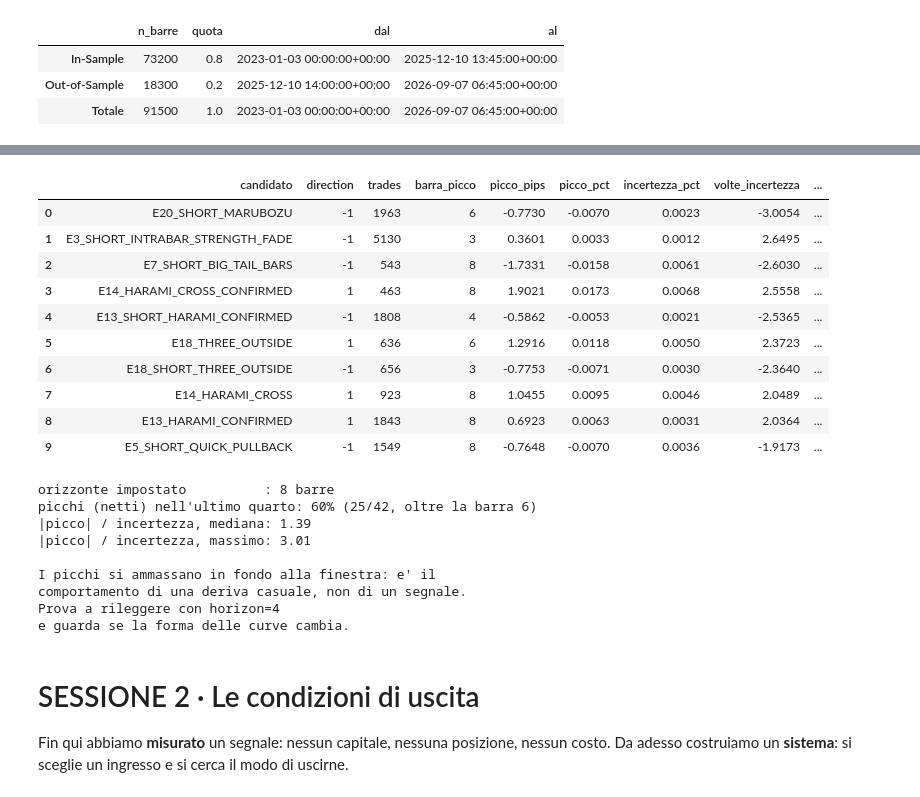
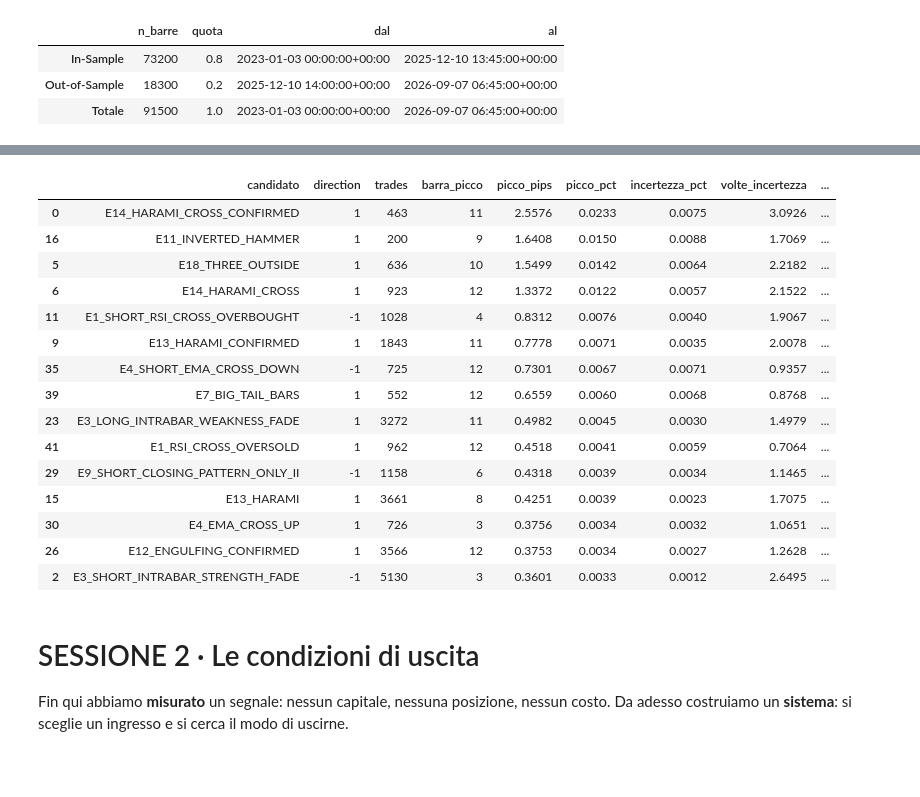
Before and after one commit to matti410/Trading-System-Creator_V4, a Jupyter notebook: Trading_Grid_Search_v4_backtesting.ipynb, the cells around one changed output, grey strips where cells are left out. Saved outputs shown, nothing was run; the diff lists cells and outputs as text; code cells hidden in the pictures; blank space fills up the shorter version.

```diff
--- a/Trading_Grid_Search_v4_backtesting.ipynb
+++ b/Trading_Grid_Search_v4_backtesting.ipynb
@@ -176,3 +162,0 @@ entry_short.registra_trigger_short()
-# %%
-df_is = entry_long.aggiungi_trigger_long(df_is)
-df_is
@@ -212,5 +177,5 @@ Guarda la **forma**: sale e prosegue (il movimento continua), sale e si appiatti
 # %%
-H = 8
+H = 12
 MIN_TRADES = 200
 # %%
 ev = eng.event_study.run_event_study(df_is, horizon=H, min_trades=MIN_TRADES)
@@ -247,29 +219,24 @@ Una riga per condizione, ordinata per ampiezza del movimento.
 # %%
-ev.sintesi.round(4).head(10)
+ev.sintesi.round(4).sort_values('picco_pips', ascending=False).head(15)
 # %% [output]
 |  | candidato | direction | trades | barra_picco | picco_pips | picco_pct | incertezza_pct | volte_incertezza | ... |
-| 0 | E20_SHORT_MARUBOZU | -1 | 1963 | 6 | -0.7730 | -0.0070 | 0.0023 | -3.0054 | ... |
-| 1 | E3_SHORT_INTRABAR_STRENGTH_FADE | -1 | 5130 | 3 | 0.3601 | 0.0033 | 0.0012 | 2.6495 | ... |
-| 2 | E7_SHORT_BIG_TAIL_BARS | -1 | 543 | 8 | -1.7331 | -0.0158 | 0.0061 | -2.6030 | ... |
-| 3 | E14_HARAMI_CROSS_CONFIRMED | 1 | 463 | 8 | 1.9021 | 0.0173 | 0.0068 | 2.5558 | ... |
-| 4 | E13_SHORT_HARAMI_CONFIRMED | -1 | 1808 | 4 | -0.5862 | -0.0053 | 0.0021 | -2.5365 | ... |
-| 5 | E18_THREE_OUTSIDE | 1 | 636 | 6 | 1.2916 | 0.0118 | 0.0050 | 2.3723 | ... |
-| 6 | E18_SHORT_THREE_OUTSIDE | -1 | 656 | 3 | -0.7753 | -0.0071 | 0.0030 | -2.3640 | ... |
-| 7 | E14_HARAMI_CROSS | 1 | 923 | 8 | 1.0455 | 0.0095 | 0.0046 | 2.0489 | ... |
-| 8 | E13_HARAMI_CONFIRMED | 1 | 1843 | 8 | 0.6923 | 0.0063 | 0.0031 | 2.0364 | ... |
-| 9 | E5_SHORT_QUICK_PULLBACK | -1 | 1549 | 8 | -0.7648 | -0.0070 | 0.0036 | -1.9173 | ... |
+| 0 | E14_HARAMI_CROSS_CONFIRMED | 1 | 463 | 11 | 2.5576 | 0.0233 | 0.0075 | 3.0926 | ... |
+| 16 | E11_INVERTED_HAMMER | 1 | 200 | 9 | 1.6408 | 0.0150 | 0.0088 | 1.7069 | ... |
+| 5 | E18_THREE_OUTSIDE | 1 | 636 | 10 | 1.5499 | 0.0142 | 0.0064 | 2.2182 | ... |
+| 6 | E14_HARAMI_CROSS | 1 | 923 | 12 | 1.3372 | 0.0122 | 0.0057 | 2.1522 | ... |
+| 11 | E1_SHORT_RSI_CROSS_OVERBOUGHT | -1 | 1028 | 4 | 0.8312 | 0.0076 | 0.0040 | 1.9067 | ... |
+| 9 | E13_HARAMI_CONFIRMED | 1 | 1843 | 11 | 0.7778 | 0.0071 | 0.0035 | 2.0078 | ... |
+| 35 | E4_SHORT_EMA_CROSS_DOWN | -1 | 725 | 12 | 0.7301 | 0.0067 | 0.0071 | 0.9357 | ... |
+| 39 | E7_BIG_TAIL_BARS | 1 | 552 | 12 | 0.6559 | 0.0060 | 0.0068 | 0.8768 | ... |
+| 23 | E3_LONG_INTRABAR_WEAKNESS_FADE | 1 | 3272 | 11 | 0.4982 | 0.0045 | 0.0030 | 1.4979 | ... |
+| 41 | E1_RSI_CROSS_OVERSOLD | 1 | 962 | 12 | 0.4518 | 0.0041 | 0.0059 | 0.7064 | ... |
+| 29 | E9_SHORT_CLOSING_PATTERN_ONLY_II | -1 | 1158 | 6 | 0.4318 | 0.0039 | 0.0034 | 1.1465 | ... |
+| 15 | E13_HARAMI | 1 | 3661 | 8 | 0.4251 | 0.0039 | 0.0023 | 1.7075 | ... |
+| 30 | E4_EMA_CROSS_UP | 1 | 726 | 3 | 0.3756 | 0.0034 | 0.0032 | 1.0651 | ... |
+| 26 | E12_ENGULFING_CONFIRMED | 1 | 3566 | 12 | 0.3753 | 0.0034 | 0.0027 | 1.2628 | ... |
+| 2 | E3_SHORT_INTRABAR_STRENGTH_FADE | -1 | 5130 | 3 | 0.3601 | 0.0033 | 0.0012 | 2.6495 | ... |
 # %%
 ev.diagnosi()
-# %% [output]
-orizzonte impostato          : 8 barre
-picchi (netti) nell'ultimo quarto: 60% (25/42, oltre la barra 6)
-|picco| / incertezza, mediana: 1.39
-|picco| / incertezza, massimo: 3.01
-
-I picchi si ammassano in fondo alla finestra: e' il
-comportamento di una deriva casuale, non di un segnale.
-Prova a rileggere con horizon=4
-e guarda se la forma delle curve cambia.
 # %% [markdown]
 # SESSIONE 2 · Le condizioni di uscita
 
```
Also changed, not shown: parts of 24 cells of this notebook.
